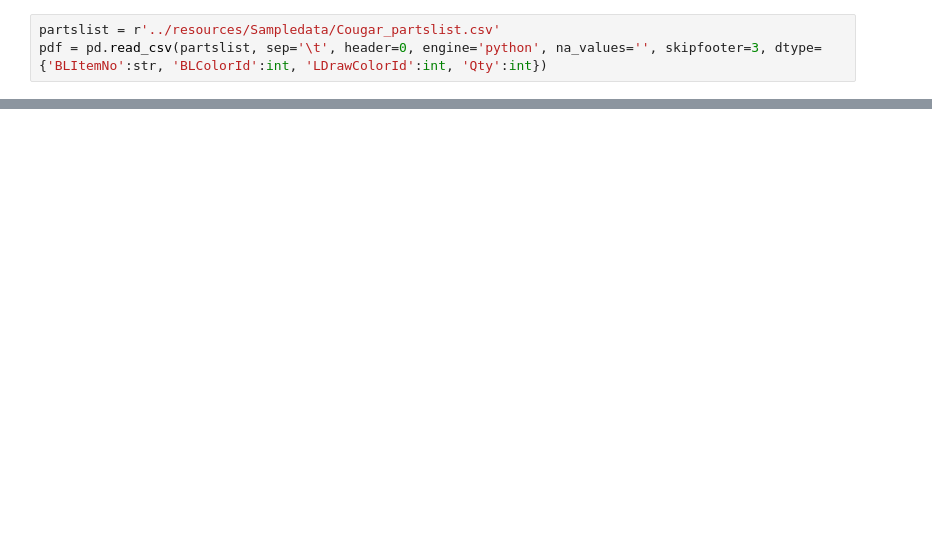
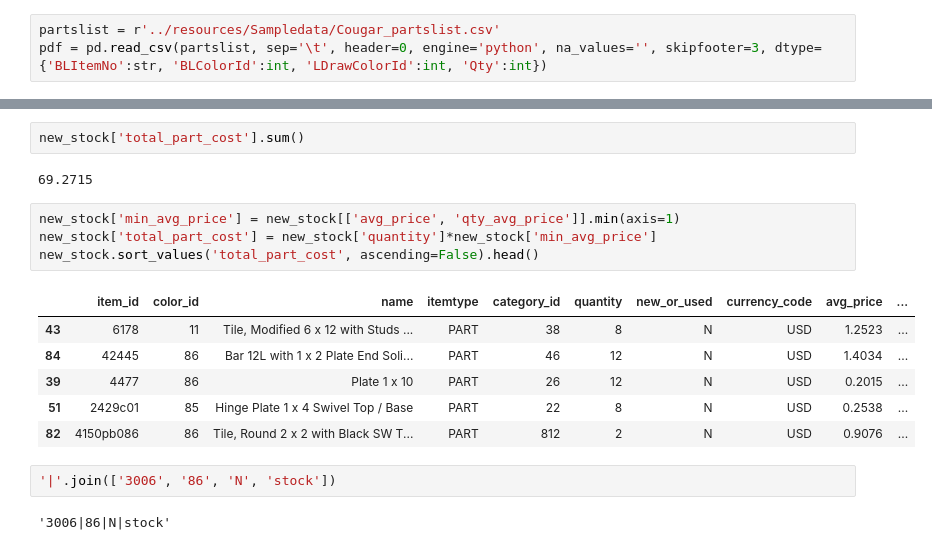
Before and after one commit to Geekly/pybcm, a Jupyter notebook: notebooks/tryPybcm.ipynb, the cells around one changed output, grey strips where cells are left out. Drawn from its saved outputs; the diff is of its cells as text; blank space fills up the shorter version.

```diff
--- a/notebooks/tryPybcm.ipynb
+++ b/notebooks/tryPybcm.ipynb
@@ -197,0 +226,19 @@ pdf
+# %%
+new_stock['total_part_cost'].sum()
+# %% [output]
+69.2715
+# %%
+new_stock['min_avg_price'] = new_stock[['avg_price', 'qty_avg_price']].min(axis=1)
+new_stock['total_part_cost'] = new_stock['quantity']*new_stock['min_avg_price']
+new_stock.sort_values('total_part_cost', ascending=False).head()
+# %% [output]
+|  | item_id | color_id | name | itemtype | category_id | quantity | new_or_used | currency_code | avg_price | ... |
+| 43 | 6178 | 11 | Tile, Modified 6 x 12 with Studs ... | PART | 38 | 8 | N | USD | 1.2523 | ... |
+| 84 | 42445 | 86 | Bar 12L with 1 x 2 Plate End Soli... | PART | 46 | 12 | N | USD | 1.4034 | ... |
+| 39 | 4477 | 86 | Plate 1 x 10 | PART | 26 | 12 | N | USD | 0.2015 | ... |
+| 51 | 2429c01 | 85 | Hinge Plate 1 x 4 Swivel Top / Base | PART | 22 | 8 | N | USD | 0.2538 | ... |
+| 82 | 4150pb086 | 86 | Tile, Round 2 x 2 with Black SW T... | PART | 812 | 2 | N | USD | 0.9076 | ... |
+# %%
+'|'.join(['3006', '86', 'N', 'stock'])
+# %% [output]
+'3006|86|N|stock'
```
Also changed, not shown: parts of 29 cells of this notebook, 30 other files.
